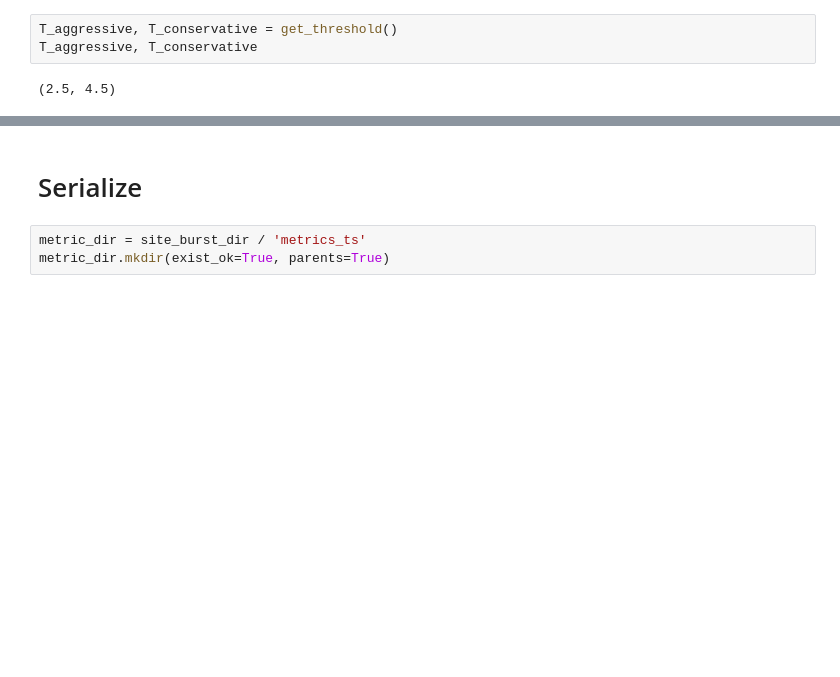
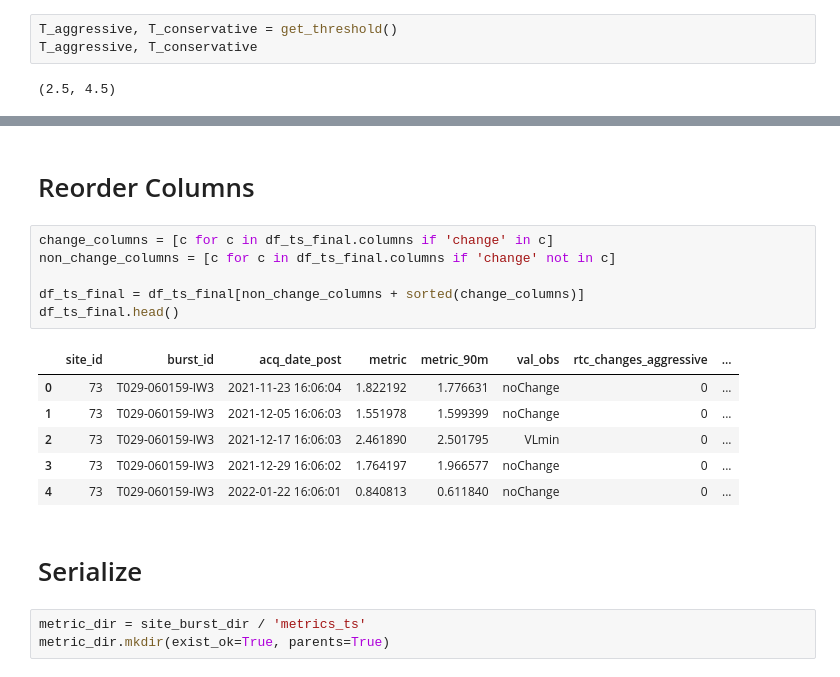
Before and after one commit to OPERA-Cal-Val/dist-s1-validation-harness, a Jupyter notebook: 2_Localize_Metric_tables.ipynb, the cells around one changed output, grey strips where cells are left out. Cells and saved outputs as stored; diff of their text form; blank space fills up the shorter version.

```diff
--- a/2_Localize_Metric_tables.ipynb
+++ b/2_Localize_Metric_tables.ipynb
@@ -370,3 +438,18 @@ df_ts.head()
+# %% [markdown]
+# Reorder Columns
+# %%
+change_columns = [c for c in df_ts_final.columns if 'change' in c]
+non_change_columns = [c for c in df_ts_final.columns if 'change' not in c]
+
+df_ts_final = df_ts_final[non_change_columns + sorted(change_columns)]
+df_ts_final.head()
+# %% [output]
+|  | site_id | burst_id | acq_date_post | metric | metric_90m | val_obs | rtc_changes_aggressive | ... |
+| 0 | 73 | T029-060159-IW3 | 2021-11-23 16:06:04 | 1.822192 | 1.776631 | noChange | 0 | ... |
+| 1 | 73 | T029-060159-IW3 | 2021-12-05 16:06:03 | 1.551978 | 1.599399 | noChange | 0 | ... |
+| 2 | 73 | T029-060159-IW3 | 2021-12-17 16:06:03 | 2.461890 | 2.501795 | VLmin | 0 | ... |
+| 3 | 73 | T029-060159-IW3 | 2021-12-29 16:06:02 | 1.764197 | 1.966577 | noChange | 0 | ... |
+| 4 | 73 | T029-060159-IW3 | 2022-01-22 16:06:01 | 0.840813 | 0.611840 | noChange | 0 | ... |
 # %% [markdown]
 # Serialize
 # %%
```
Also changed, not shown: parts of 11 cells of this notebook.
